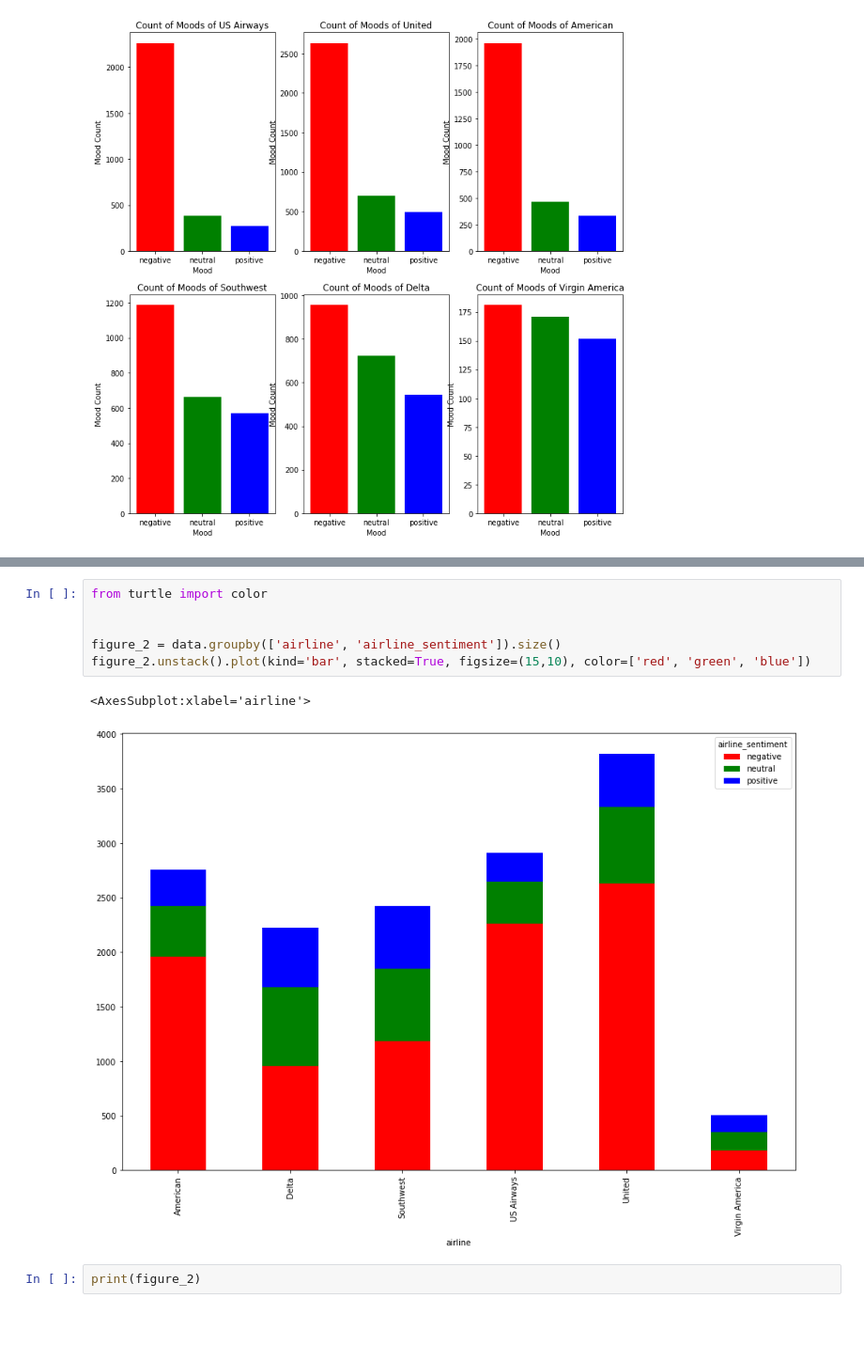
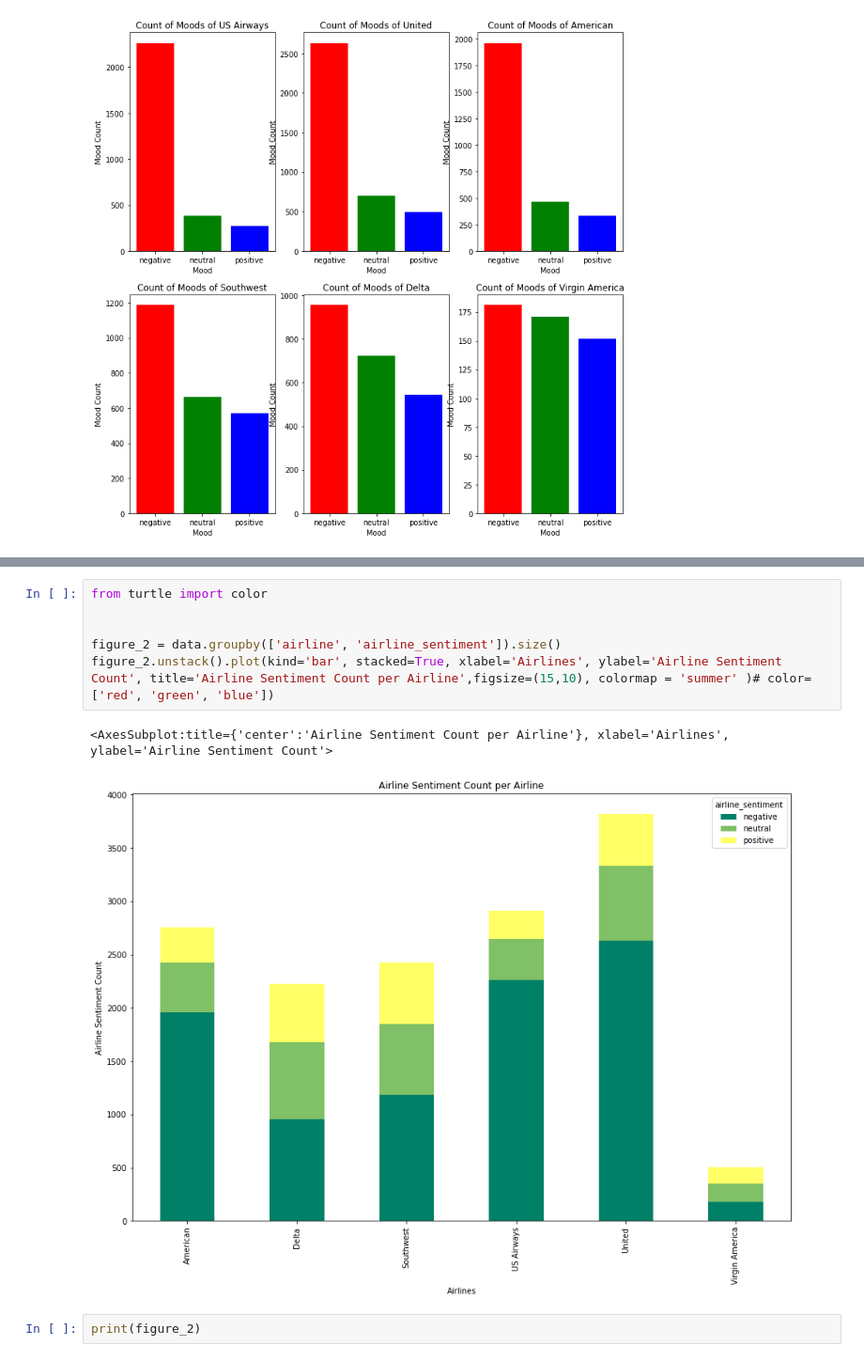
Before and after one commit to Armans3838/TwitterFlightSentiment, a Jupyter notebook: a1.ipynb, the cells around one changed output, grey strips where cells are left out. Shown at 94% size. Cells and saved outputs as stored; diff of their text form; blank space fills up the shorter version.

```diff
--- a/a1.ipynb
+++ b/a1.ipynb
@@ -229,12 +274,12 @@ Virgin              0.359127
 # %%
 from turtle import color
 
 
 figure_2 = data.groupby(['airline', 'airline_sentiment']).size()
-figure_2.unstack().plot(kind='bar', stacked=True, figsize=(15,10), color=['red', 'green', 'blue'])
+figure_2.unstack().plot(kind='bar', stacked=True, xlabel='Airlines', ylabel='Airline Sentiment Count', title='Airline Sentiment Count per Airline',figsize=(15,10), colormap = 'summer' )# color=['red', 'green', 'blue'])
 # %% [output]
-<AxesSubplot:xlabel='airline'>
+<AxesSubplot:title={'center':'Airline Sentiment Count per Airline'}, xlabel='Airlines', ylabel='Airline Sentiment Count'>
-[figure, old version]
+[figure, new version]
 # %%
 print(figure_2)
 # %% [output]
```
Also changed, not shown: parts of 13 cells of this notebook, 2 other files.
